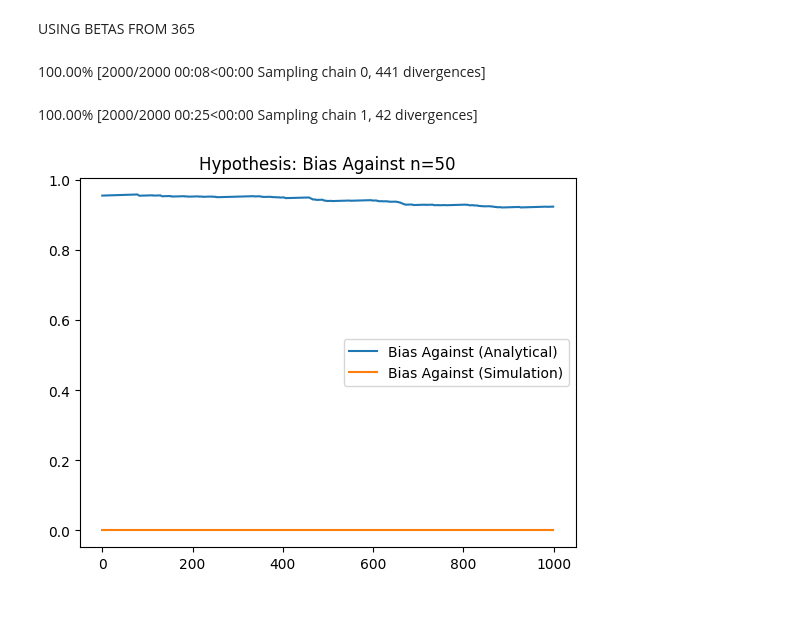
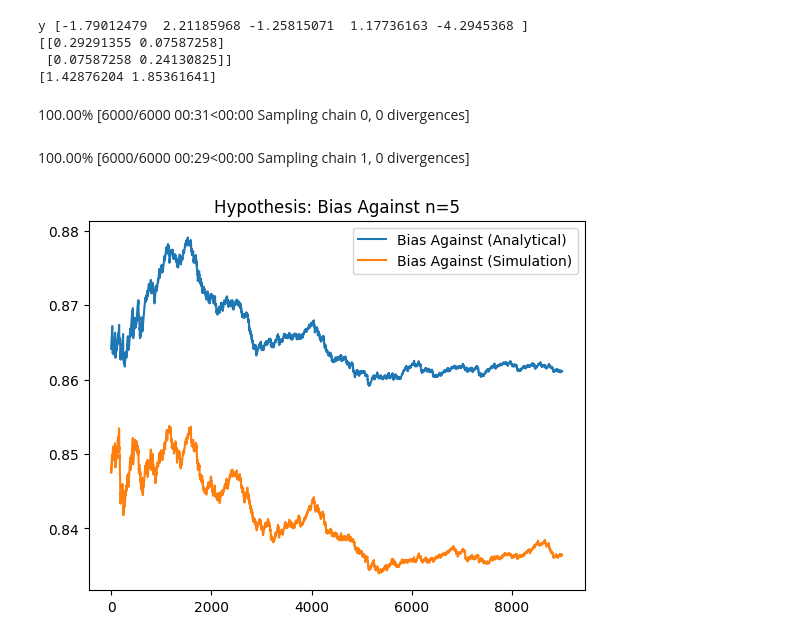
Before and after one commit to javmencia/RelativeBelief, a Jupyter notebook: RegressionModel.ipynb, the cells around one changed output. Drawn from its saved outputs; the diff is of its cells as text; code cells hidden in the pictures; blank space fills up the shorter version.

```diff
--- a/RegressionModel.ipynb
+++ b/RegressionModel.ipynb
@@ -13,16 +13,11 @@ import math
 
 def normal_logp_np(x, mu, sigma):
     return -0.5 * ((x - mu) / sigma) ** 2 - np.log(sigma) - 0.5 * np.log(2 * np.pi)
-# %% [markdown]
-USING BETAS FROM 365
 # %%
 import numpy as np
 import pymc as pm
 import arviz as az
 
-
-
-# COV = sigma^2 x Identity
 # Define prior parameters
 mu_prior_mean = 0
 mu_prior_sigma = 1
@@ -30,85 +25,93 @@ mu_prior_sigma = 1
 sigma_prior_mu = 1
 sigma_prior_sigma = 1
 
-n = 50  # Number of observations
-p = 2   # Number of covariates
+n = 5  # Number of observations
+p = 2  # Number of covariates
 
 # Design matrix X
 X = np.random.normal(size=(n, p))
 
 # Ground truth parameters for generating data
-true_beta = np.array([1, 2])
-true_sigma = 1
+beta0 = np.array([1, 2])
+sigma0 = 1
+mu0 = np.dot(X, beta0)
 
 # Generate response variable y
-y = np.dot(X, true_beta) + np.random.normal(0, true_sigma, n)
+y = np.dot(X, beta0) + np.random.normal(0, sigma0, n)
+print("y", y)
 
 def normal_logp(x, mu, sigma):
     return -0.5 * np.log(2 * np.pi * sigma**2) - 0.5 * ((x - mu)**2 / sigma**2)
 
 with pm.Model() as model:
     # Priors
-    beta = pm.Normal('beta', mu=mu_prior_mean, sigma=mu_prior_sigma, shape=p)
+    beta = pm.Normal('beta', mu=mu_prior_mean, sigma=mu_prior_sigma, shape=(p,))
     sigma = pm.TruncatedNormal("sigma", mu=sigma_prior_mu, sigma=sigma_prior_sigma, lower=0)
 
-    # Likelihoods
-    mu = pm.math.dot(X, beta)
-    y_ = pm.MvNormal('y_', mu=mu, cov = sigma * np.eye(n), shape = p)
+    # Likelihood
+    mu = pm.Deterministic("mu", pm.math.dot(X, beta))
+    y_ = pm.MvNormal('y_', mu=mu, cov= (sigma0**2)*np.eye(n), shape = n)
 
-    # Prior
-    prior_beta = pm.Deterministic("prior_prior_pd", pm.logp(pm.Normal.dist(mu=mu_prior_mean, sigma=mu_prior_sigma, shape=p), beta))
+    # Prior log-probability
+    prior_pd = pm.Deterministic("prior_pd", pm.logp(pm.MvNormal.dist(mu=mu_prior_mean, cov=(mu_prior_sigma**2)*np.eye(n), shape=(n,)), mu).sum())
 
-    # Posterior
-    # Calculate posterior mean and covariance for beta
+    # Posterior mean and covariance for beta
     X_transpose = X.T
-    Sigma_inv = np.eye(n) / true_sigma**2  # Assuming true_sigma for illustration
-    cov_beta_post = np.linalg.inv(np.dot(X_transpose, np.dot(Sigma_inv, X)))
-    mean_beta_post = np.dot(cov_beta_post, np.dot(X_transpose, np.dot(Sigma_inv, y)))
-    posterior_beta = pm.Deterministic("posterior_beta", pm.logp(pm.MvNormal.dist(mu=mean_beta_post, cov=cov_beta_post, shape=p), beta))
+    Sigma_inv = np.eye(n) / sigma0**2
+    Sigma_beta_inv = np.eye(p) / mu_prior_sigma**2
 
+    cov_beta_post = np.linalg.inv(np.dot(X_transpose, np.dot(Sigma_inv, X)) + Sigma_beta_inv)
+    print(cov_beta_post)
+    mean_beta_post = np.dot(cov_beta_post, np.dot(X_transpose, np.dot(Sigma_inv, y)) + Sigma_beta_inv.dot(np.ones(p) * mu_prior_mean))
+    print(mean_beta_post)
+
+    # Posterior log-probability
+    posterior_beta = pm.MvNormal('posterior_beta', mu=mean_beta_post, cov=cov_beta_post)
+    posterior_pd = pm.Deterministic("posterior_pd", pm.logp(pm.MvNormal.dist(mu=pm.math.dot(X, posterior_beta), cov=(sigma0**2)*np.eye(n), shape=(n, )), mu).sum())
 
     # Log BR
-    logRB_prior_pd = pm.Deterministic("logRB_prior_pd", posterior_beta - prior_beta)
+    logRB_prior_pd = pm.Deterministic("logRB_prior_pd", posterior_pd - prior_pd)
 
     # Likelihood
-    likelihood_prior_pd = pm.Deterministic("likelihood_prior_pd", normal_logp(y_, mu, sigma).sum())
+    likelihood_prior_pd = pm.Deterministic("likelihood_prior_pd", pm.logp(pm.MvNormal.dist(mu=mu0, cov=(sigma0**2)*np.eye(n), shape=n), y_).sum())
 
     # Sampling
-    idata = pm.sample(draws=1000, tune=1000)
-
-# Analyze the results
-# az.summary(idata)
+    idata = pm.sample(draws=5000, tune=1000)
 # %% [output]
+y [-1.79012479  2.21185968 -1.25815071  1.17736163 -4.2945368 ]
+[[0.29291355 0.07587258]
+ [0.07587258 0.24130825]]
+[1.42876204 1.85361641]
-100.00% [2000/2000 00:08<00:00 Sampling chain 0, 441 divergences]
+100.00% [6000/6000 00:31<00:00 Sampling chain 0, 0 divergences]
-100.00% [2000/2000 00:25<00:00 Sampling chain 1, 42 divergences]
+100.00% [6000/6000 00:29<00:00 Sampling chain 1, 0 divergences]
 # %%
 # Calculate the bias against the prior hypothesis
-bias_against = idata.posterior["logBR_prior_pd"].values.ravel() <= 0
+bias_against = idata.posterior["logRB_prior_pd"].values.ravel() <= 0
 t = bias_against.shape[0]
 burn = 1000
 bias_against_mci = bias_against.cumsum() / np.arange(1, t+1)
 
 # Extract posterior samples for simulation
-beta_samples = idata.posterior['beta'][:, :, 0].values.ravel()[:1000]  # Use 1000 samples
-x_samples = idata.posterior['x_'].values  # Shape (chains, draws, n)
+beta_samples = idata.posterior['mu'][:, :, 0].values.ravel()[:1000]  # Use 1000 samples
+x_samples = idata.posterior['y_'].values  # Shape (chains, draws, n)
 
 # Compute log likelihoods for all samples at once
 marginal_likelihoods = normal_logp_np(x_samples[:, :, :, np.newaxis], beta_samples, 1).sum(axis=2)
 
 # Average the likelihoods over the samples
 log_marginal_likelihoods = np.log(np.exp(marginal_likelihoods).mean(axis=-1)).ravel()
 
 # Compute biases
 likelihood_prior_pd = idata.posterior['likelihood_prior_pd'].values.ravel()
 
 bias_against_ml = (likelihood_prior_pd - log_marginal_likelihoods) <= 0
 
 bias_against_ml_mci = bias_against_ml.cumsum() / np.arange(1, len(bias_against_ml) + 1)
 
 plt.plot(bias_against_mci[burn:], label='Bias Against (Analytical)')
 plt.plot(bias_against_ml_mci[burn:], label='Bias Against (Simulation)')
 plt.title("Hypothesis: Bias Against n={}".format(n))
 plt.legend()
 plt.show()
 # %% [output]
-[figure, old version]
+[figure, new version]
```
Also changed, not shown: parts of 5 cells of this notebook.
